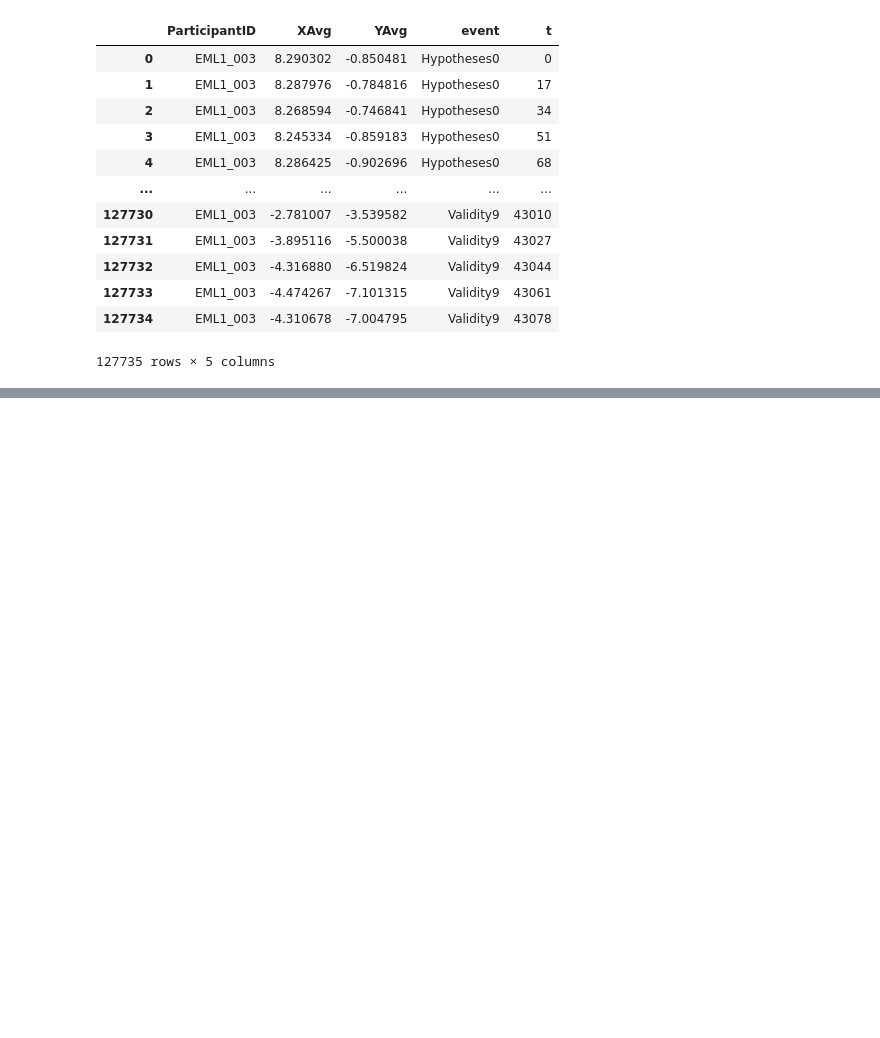
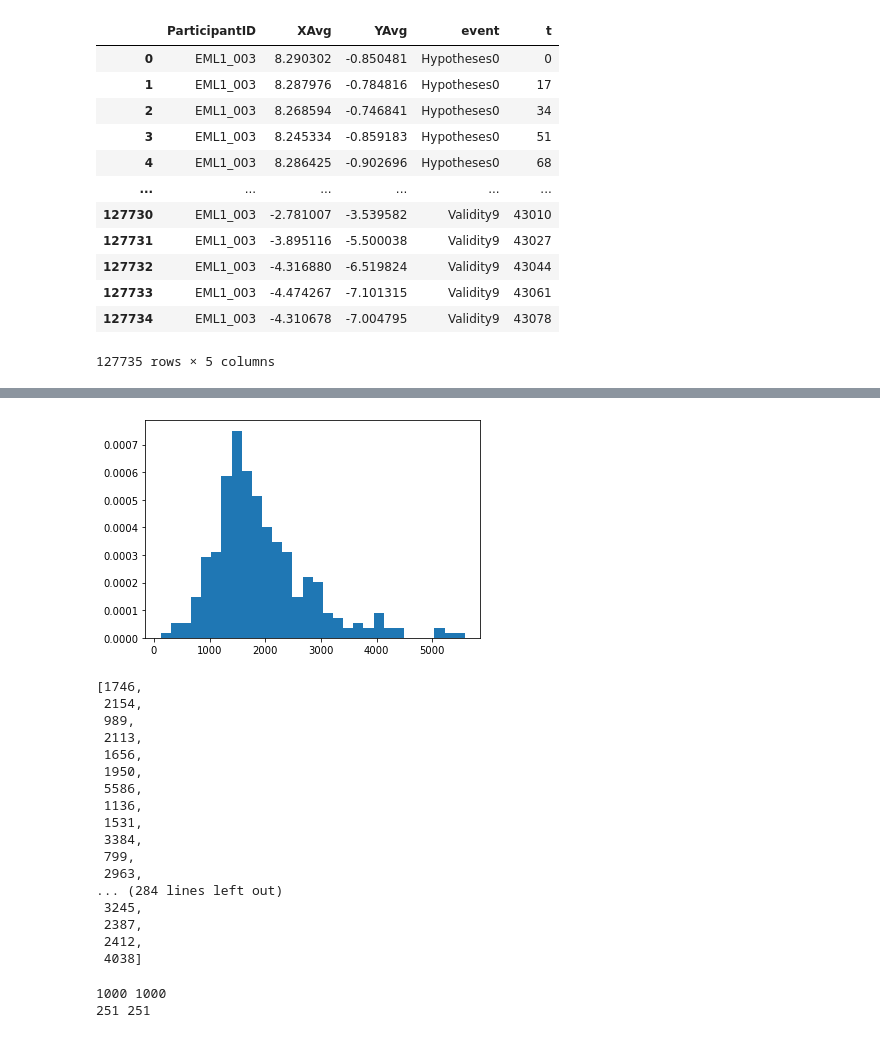
Before and after one commit to rosyvs/DeepGaze, a Jupyter notebook: notebooks/data_loading.ipynb, the cells around one changed output, grey strips where cells are left out. Drawn from its saved outputs; the diff is of its cells as text; code cells hidden in the pictures; blank space fills up the shorter version.

```diff
--- a/notebooks/data_loading.ipynb
+++ b/notebooks/data_loading.ipynb
@@ -244,0 +234,36 @@ preprocess_data(Path(data_folder,'samples'),Path(data_folder,"output"),screen_re
+# %%
+df = dd.read_csv(os.path.join(Path(data_folder,"output"),"*.csv"))
+# %%
+df['id'] = df["ParticipantID"] + '-' + df['event']
+# %%
+def plot_sequence_length(folderpath,num=300):
+    file_list = list(folderpath.resolve().glob("*.csv"))
+    random_files = random.sample(file_list,num)
+    sequence_lens = []
+    for f in random_files:
+        df = pd.read_csv(Path(folderpath,f).resolve())
+        sequence_lens.append(len(df))
+    plt.hist(sequence_lens,density=True,bins=30)
+    plt.show()
+    return sequence_lens
+# %%
+plot_sequence_length(data_files)
+# %% [output]
+[figure, added]
+[1746,
+ 2154,
+ 989,
+ 2113,
+ 1656,
+ 1950,
+ 5586,
+ 1136,
+ 1531,
+ 3384,
+ 799,
+ 2963,
+... (284 lines left out)
+ 3245,
+ 2387,
+ 2412,
+ 4038]
@@ -244,0 +374,7 @@ preprocess_data(Path(data_folder,'samples'),Path(data_folder,"output"),screen_re
+# %%
+import torch
+train = MultiFileDataset(str(Path("../data/output").resolve()),train_filenames,transform_x=[limit_sequence_len,lambda data: torch.tensor(data).float()],transform_y=[lambda data: torch.tensor(data).float()], label_mapper=label_map)
+test = MultiFileDataset(str(Path("../data/output").resolve()),test_filenames,transform_x=[limit_sequence_len,lambda data: torch.tensor(data).float()],transform_y=[lambda data: torch.tensor(data).float()],label_mapper=label_map)
+# %% [output]
+1000 1000
+251 251
```
Also changed, not shown: parts of 37 cells of this notebook, 3 other files.
